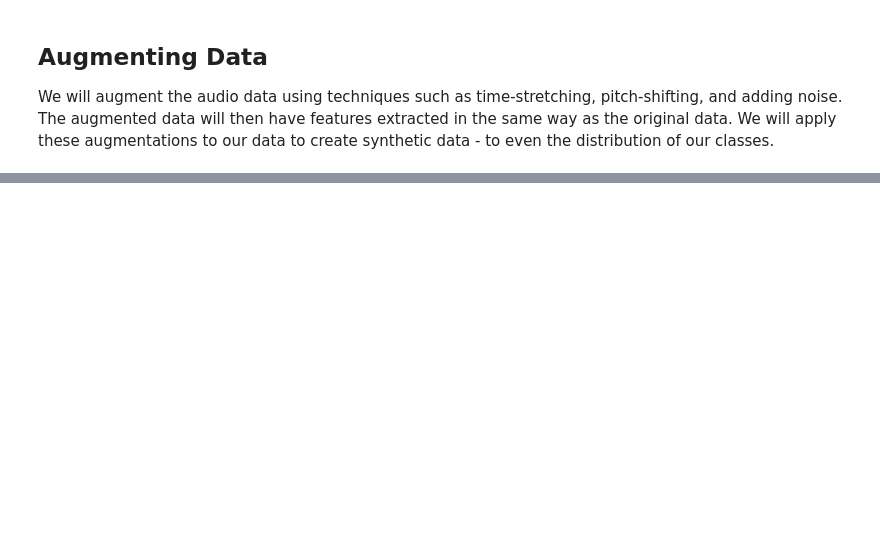
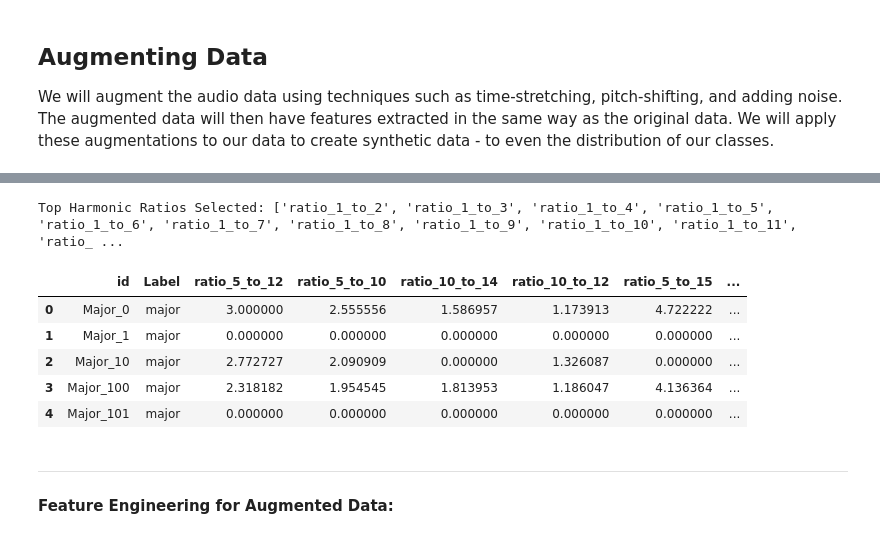
Before and after one commit to woodenikki/chord-classification, a Jupyter notebook: final_notebook.ipynb, the cells around one changed output, grey strips where cells are left out. Cells and saved outputs as stored; diff of their text form; code cells hidden in the pictures; blank space fills up the shorter version.

```diff
--- a/final_notebook.ipynb
+++ b/final_notebook.ipynb
@@ -161,0 +147,4 @@ def extract_audio_features(signal=None, sr=22050, hop_length=512, n_fft=2048):
+# %%
+base_dir = os.path.join(dataset_dir, 'Audio_Files')
+file_data = load_audio_file_details(base_dir)
+print(file_data.head())
@@ -326,17 +295,18 @@ warnings.filterwarnings("ignore", category=FutureWarning, module='librosa')
 # %%
 # Feature Toggles
 feature_toggles = {
-    'chroma': True,
-    'mfcc': True,
-    'spectral_centroid': True,
-    'zero_crossing_rate': True,
+    'chroma': False,
+    'mfcc': False,
+    'spectral_centroid': False,
+    'zero_crossing_rate': False,
     'harmonics': True,
-    'mel_spectrogram': True,
-    'harmonic_ratios': True
+    'mel_spectrogram': False,
 }
 
 # Extract Features for All Data
 raw_features_df = extract_features_from_signals(file_data, feature_toggles)
+raw_features_df['id'] = raw_features_df['id'].str.replace('.wav', '', regex=False)
+raw_features_df['Label'] = raw_features_df['Label'].str.lower()
 
 # Display Resulting DataFrame
 print("Extracted Features DataFrame:")
@@ -692,0 +573,24 @@ for column in augmented_features_df.columns:
+# %%
+# Filter Harmonic Ratios Based on Variance
+def filter_low_variance_ratios(df, threshold=0.01):
+    ratio_columns = [col for col in df.columns if 'ratio_' in col]
+    selected_columns = []
+
+    # Loop over each ratio column to calculate variance and filter
+    for col in ratio_columns:
+        variance = df[col].var()
+        if variance > threshold:
+            selected_columns.append(col)
+
+    return selected_columns
+
+# Select harmonic ratio columns with sufficient variance
+selected_harmonic_ratios = filter_low_variance_ratios(features_with_ratios_df)
+
+# Print the selected ratios
+if selected_harmonic_ratios:
+    print(f"\nTop Harmonic Ratios Selected: {selected_harmonic_ratios}")
+else:
+    print("\nNo harmonic ratios were selected after filtering by variance.")
+# %% [output]
+Top Harmonic Ratios Selected: ['ratio_1_to_2', 'ratio_1_to_3', 'ratio_1_to_4', 'ratio_1_to_5', 'ratio_1_to_6', 'ratio_1_to_7', 'ratio_1_to_8', 'ratio_1_to_9', 'ratio_1_to_10', 'ratio_1_to_11', 'ratio_ ...
@@ -692,0 +638,23 @@ for column in augmented_features_df.columns:
+# %%
+selected_features = [
+    # Harmonic Ratios Based on Statistical and Visual Evaluation
+    'ratio_5_to_12', 'ratio_5_to_10', 'ratio_10_to_14', 'ratio_10_to_12',
+    'ratio_5_to_15', 'ratio_7_to_13', 'ratio_7_to_15', 'ratio_10_to_13',
+    'ratio_1_to_9', 'ratio_5_to_16', 'ratio_10_to_15', 'ratio_1_to_4',
+    'ratio_5_to_9', 'ratio_7_to_9', 'ratio_2_to_3', 'ratio_3_to_12',
+    'ratio_6_to_15', 'ratio_5_to_13'
+]
+# %%
+filtered_raw_ratios_df = features_with_ratios_df[['id', 'Label'] + selected_features]
+
+filtered_raw_ratios_df.head()
+# %% [output]
+|  | id | Label | ratio_5_to_12 | ratio_5_to_10 | ratio_10_to_14 | ratio_10_to_12 | ratio_5_to_15 | ... |
+| 0 | Major_0 | major | 3.000000 | 2.555556 | 1.586957 | 1.173913 | 4.722222 | ... |
+| 1 | Major_1 | major | 0.000000 | 0.000000 | 0.000000 | 0.000000 | 0.000000 | ... |
+| 2 | Major_10 | major | 2.772727 | 2.090909 | 0.000000 | 1.326087 | 0.000000 | ... |
+| 3 | Major_100 | major | 2.318182 | 1.954545 | 1.813953 | 1.186047 | 4.136364 | ... |
+| 4 | Major_101 | major | 0.000000 | 0.000000 | 0.000000 | 0.000000 | 0.000000 | ... |
+# %% [markdown]
+---
+#### Feature Engineering for Augmented Data:
```
Also changed, not shown: parts of 51 cells of this notebook, 1 other file.
